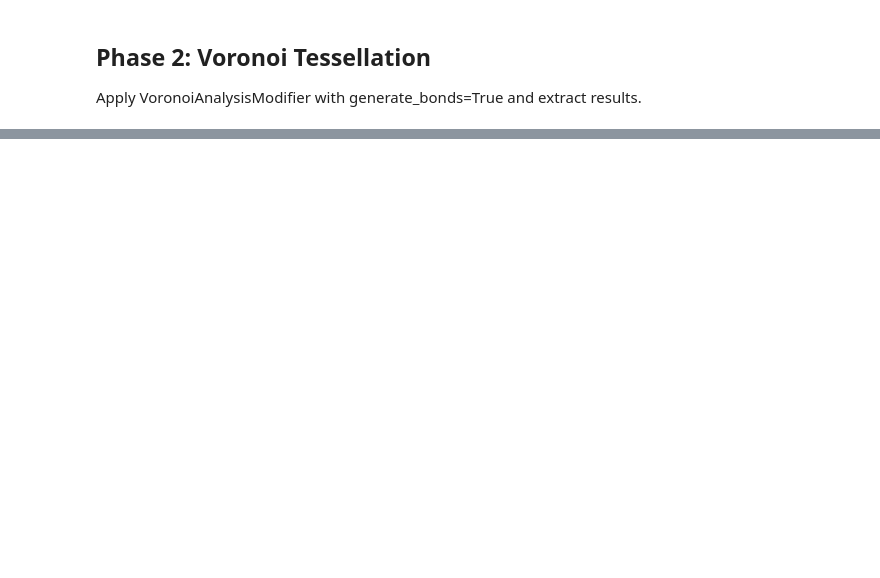
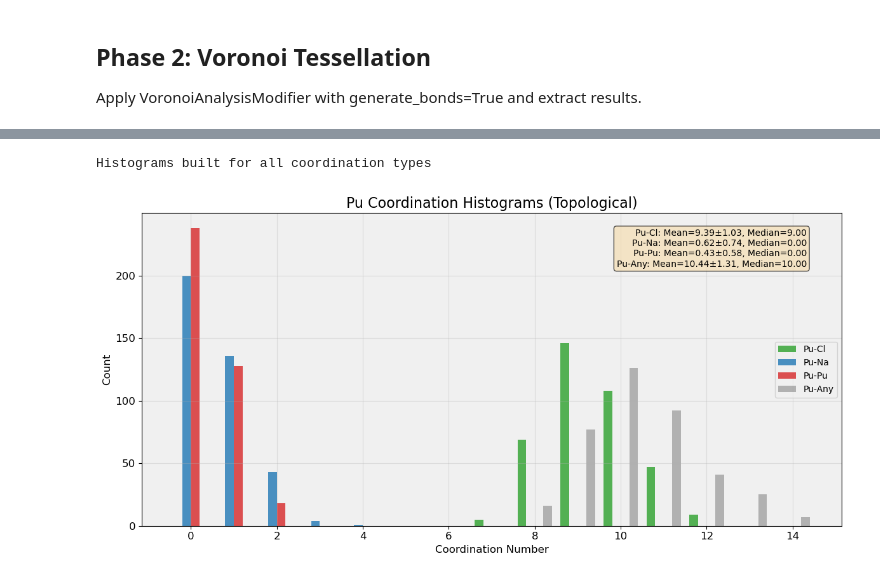
Before and after one commit to Pragalbhv/cluster_production_trial, a Jupyter notebook: cluster_analysis.ipynb, the cells around one changed output, grey strips where cells are left out. Saved outputs shown, nothing was run; the diff lists cells and outputs as text; code cells hidden in the pictures; blank space fills up the shorter version.

```diff
--- a/cluster_analysis.ipynb
+++ b/cluster_analysis.ipynb
@@ -38,6 +42,6 @@ from plots import setup_plot_style
 # %%
 # Configure your input structure/trajectory file
-input_path = '/pscratch/sd/p/pvashi/irp/irp_mace_l_2/irp/density/NaCl-PuCl3/x0.27/T1000K/dump.lammpstrj' # TODO: Set path, e.g., '/pscratch/sd/p/pvashi/irp/irp_mace_l_2/irp/density/NaCl-PuCl3/x0.67/T900K/dump.lammpstrj'
+input_path = '/pscratch/sd/p/pvashi/irp/irp_mace_l_2/irp/density/NaCl-PuCl3/x0.67/T1000K/dump.lammpstrj' # TODO: Set path, e.g., '/pscratch/sd/p/pvashi/irp/irp_mace_l_2/irp/density/NaCl-PuCl3/x0.67/T900K/dump.lammpstrj'
 
 # Analysis parameters (will be used in later phases)
 MIN_AREA_PERCENT = 0.0  # Minimum area threshold as percent of total
@@ -156,0 +216,27 @@ face_areas 27458 bonds 27458
+# %%
+# Build histograms with different coordination types
+histograms_topological = build_coordination_histograms(
+    pairs, species, center_species='Pu', coordination_type='topological'
+)
+
+histograms_area = build_coordination_histograms(
+    pairs, species, center_species='Pu', coordination_type='area',
+    positions=positions, face_areas=face_areas
+)
+
+histograms_solid_angle = build_coordination_histograms(
+    pairs, species, center_species='Pu', coordination_type='solid_angle',
+    positions=positions, face_areas=face_areas
+)
+
+print("Histograms built for all coordination types")
+# %% [output]
+Histograms built for all coordination types
+# %%
+# Visualize coordination histograms - Topological
+fig, ax = plt.subplots(1, 1, figsize=(12, 6))
+plot_coordination_histograms(histograms_topological, ax=ax, title='Pu Coordination Histograms')
+plt.tight_layout()
+plt.show()
+# %% [output]
+[figure, added]
```
Also changed, not shown: parts of 9 cells of this notebook, 3 other files.
